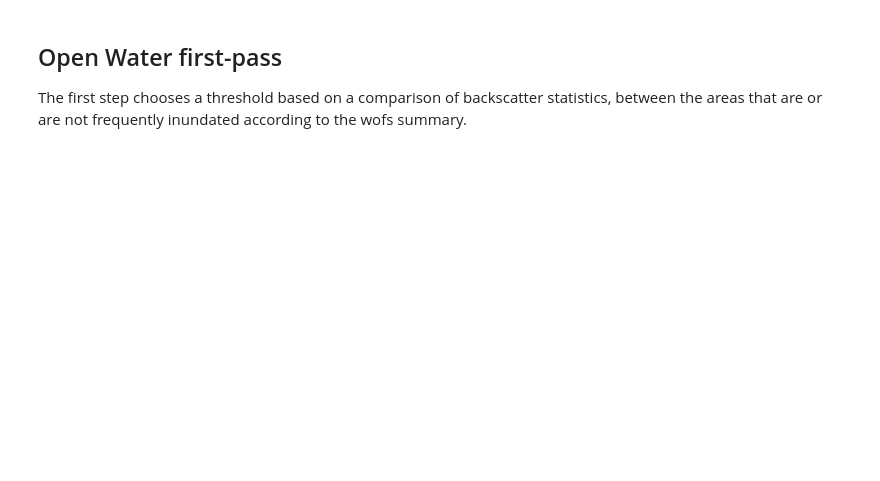
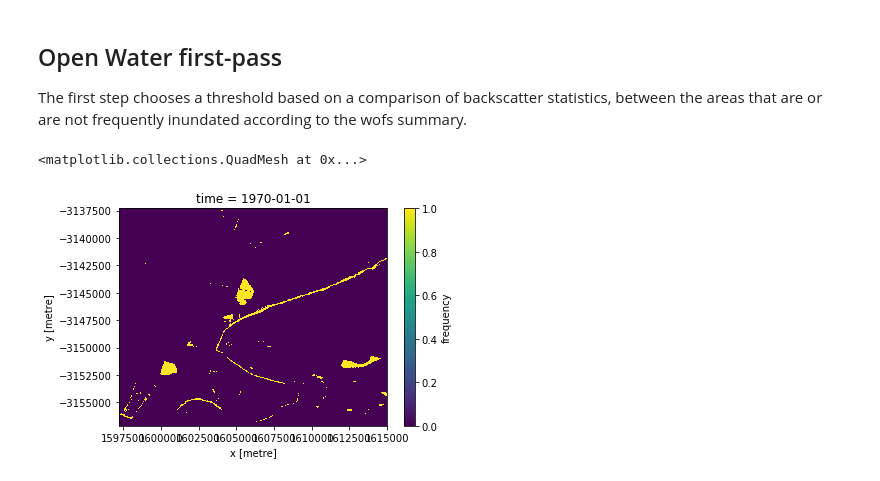
Before and after one commit to GeoscienceAustralia/dea-sar-flood-veg, a Jupyter notebook: notebooks/Example.ipynb, the cells around one changed output. Cells and saved outputs as stored; diff of their text form; code cells hidden in the pictures; blank space fills up the shorter version.

```diff
--- a/notebooks/Example.ipynb
+++ b/notebooks/Example.ipynb
@@ -39,3 +46,10 @@ len(sarcube.find_datasets(product='s1_gamma0_scene', like=wofs_summary, time=('1
 ## Open Water first-pass
 
 The first step chooses a threshold based on a comparison of backscatter statistics, between the areas that are or are not frequently inundated according to the wofs summary.
+# %%
+wofs_threshold = 0.3
+open_water_expected = wofs_summary.frequency > wofs_threshold
+open_water_expected.plot()
+# %% [output]
+<matplotlib.collections.QuadMesh at 0x...>
+[figure, added]
```
Also changed, not shown: parts of 5 cells of this notebook.
